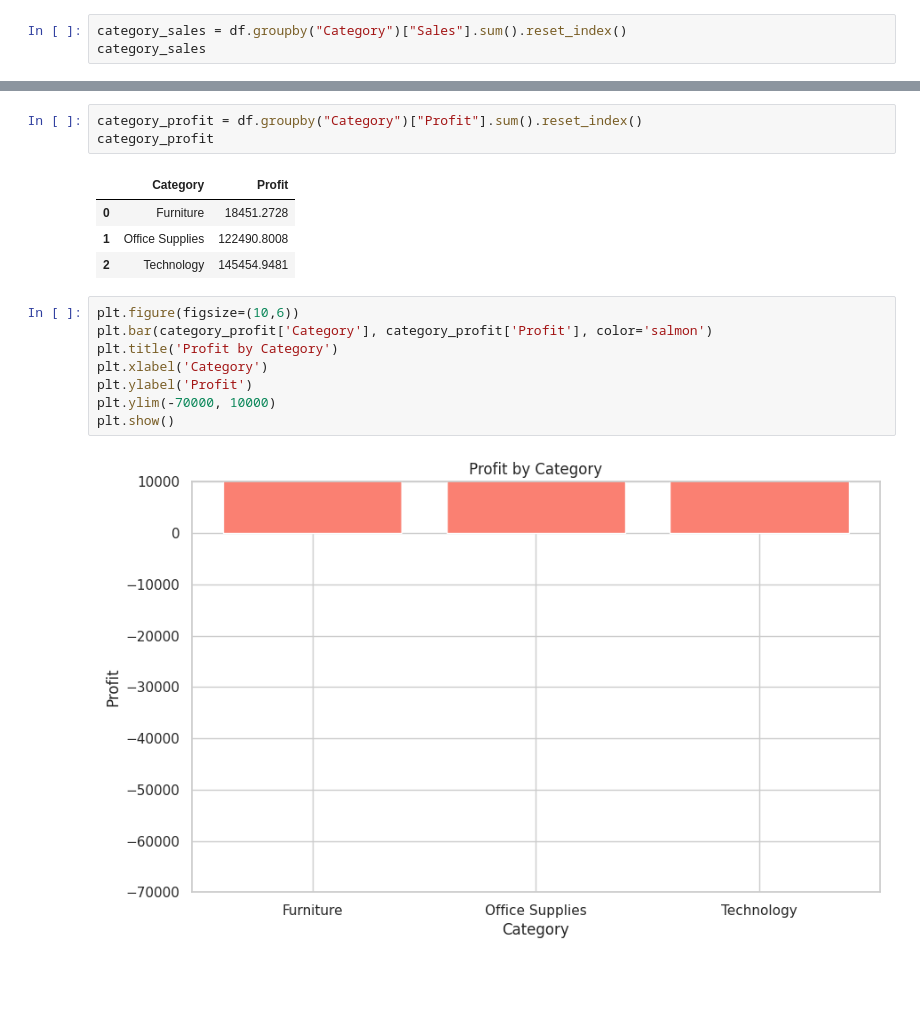
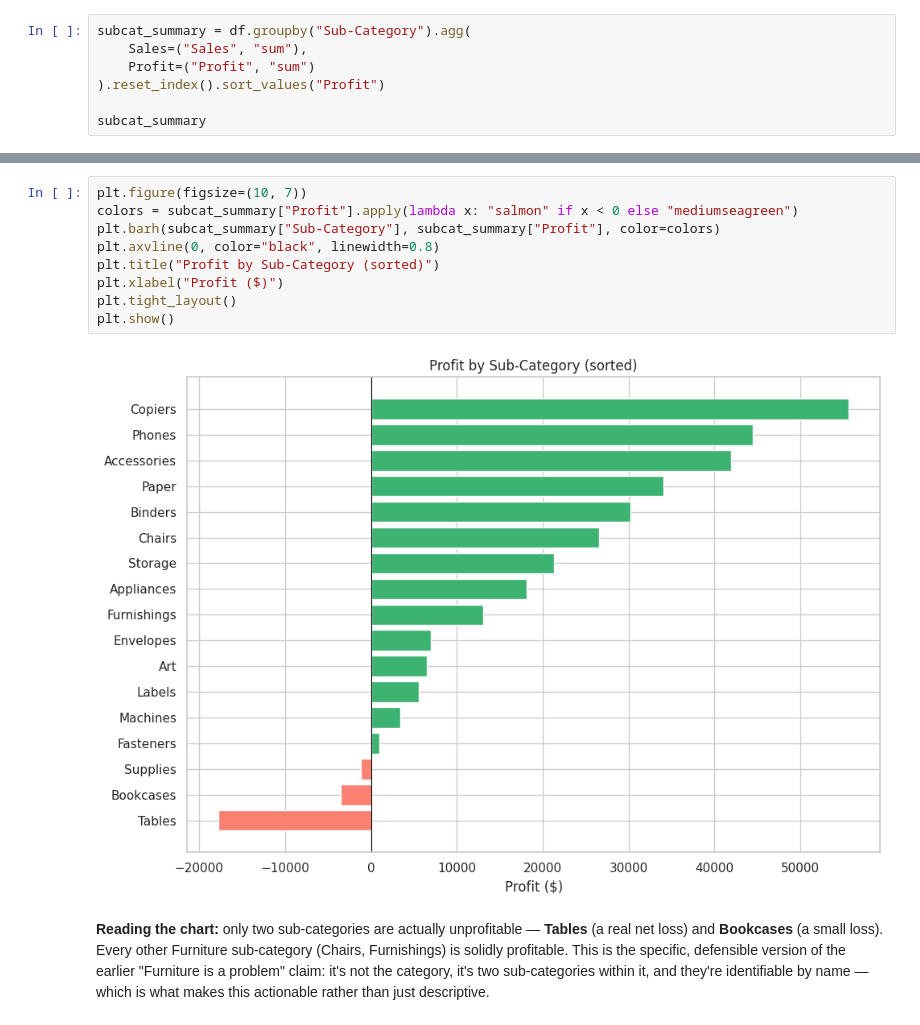
Before and after one commit to Gulaksoy/superstore-sales-analysis, a Jupyter notebook: superstore-analysis.ipynb, the cells around one changed output, grey strips where cells are left out. Saved outputs shown, nothing was run; the diff lists cells and outputs as text; blank space fills up the shorter version.

```diff
--- a/superstore-analysis.ipynb
+++ b/superstore-analysis.ipynb
@@ -45,4 +180,8 @@ import matplotlib.pyplot as plt
 # %%
-category_sales = df.groupby("Category")["Sales"].sum().reset_index()
-category_sales
+subcat_summary = df.groupby("Sub-Category").agg(
+    Sales=("Sales", "sum"),
+    Profit=("Profit", "sum")
+).reset_index().sort_values("Profit")
+
+subcat_summary
 # %% [output]
@@ -68,18 +206,18 @@ plt.show()
-# %%
-category_profit = df.groupby("Category")["Profit"].sum().reset_index()
-category_profit
-# %% [output]
-|  | Category | Profit |
-| 0 | Furniture | 18451.2728 |
-| 1 | Office Supplies | 122490.8008 |
-| 2 | Technology | 145454.9481 |
 # %%
-plt.figure(figsize=(10,6))
-plt.bar(category_profit['Category'], category_profit['Profit'], color='salmon')
-plt.title('Profit by Category')
-plt.xlabel('Category')
-plt.ylabel('Profit')
-plt.ylim(-70000, 10000)
+plt.figure(figsize=(10, 7))
+colors = subcat_summary["Profit"].apply(lambda x: "salmon" if x < 0 else "mediumseagreen")
+plt.barh(subcat_summary["Sub-Category"], subcat_summary["Profit"], color=colors)
+plt.axvline(0, color="black", linewidth=0.8)
+plt.title("Profit by Sub-Category (sorted)")
+plt.xlabel("Profit ($)")
+plt.tight_layout()
 plt.show()
 # %% [output]
-[figure, old version]
+[figure, new version]
+# %% [markdown]
+**Reading the chart:** only two sub-categories are actually unprofitable — **Tables**
+(a real net loss) and **Bookcases** (a small loss). Every other Furniture sub-category
+(Chairs, Furnishings) is solidly profitable. This is the specific, defensible version of the
+earlier "Furniture is a problem" claim: it's not the category, it's two sub-categories within
+it, and they're identifiable by name — which is what makes this actionable rather than just
+descriptive.
```
Also changed, not shown: parts of 35 cells of this notebook.
